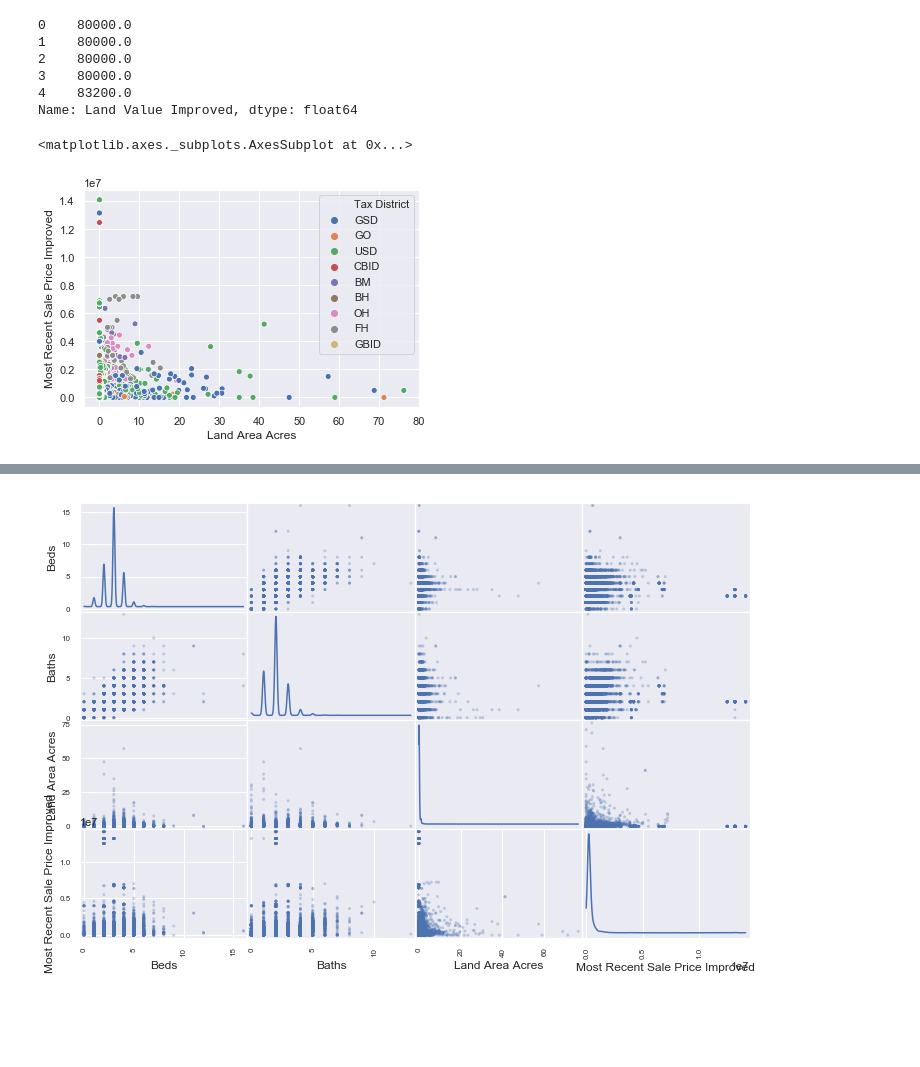
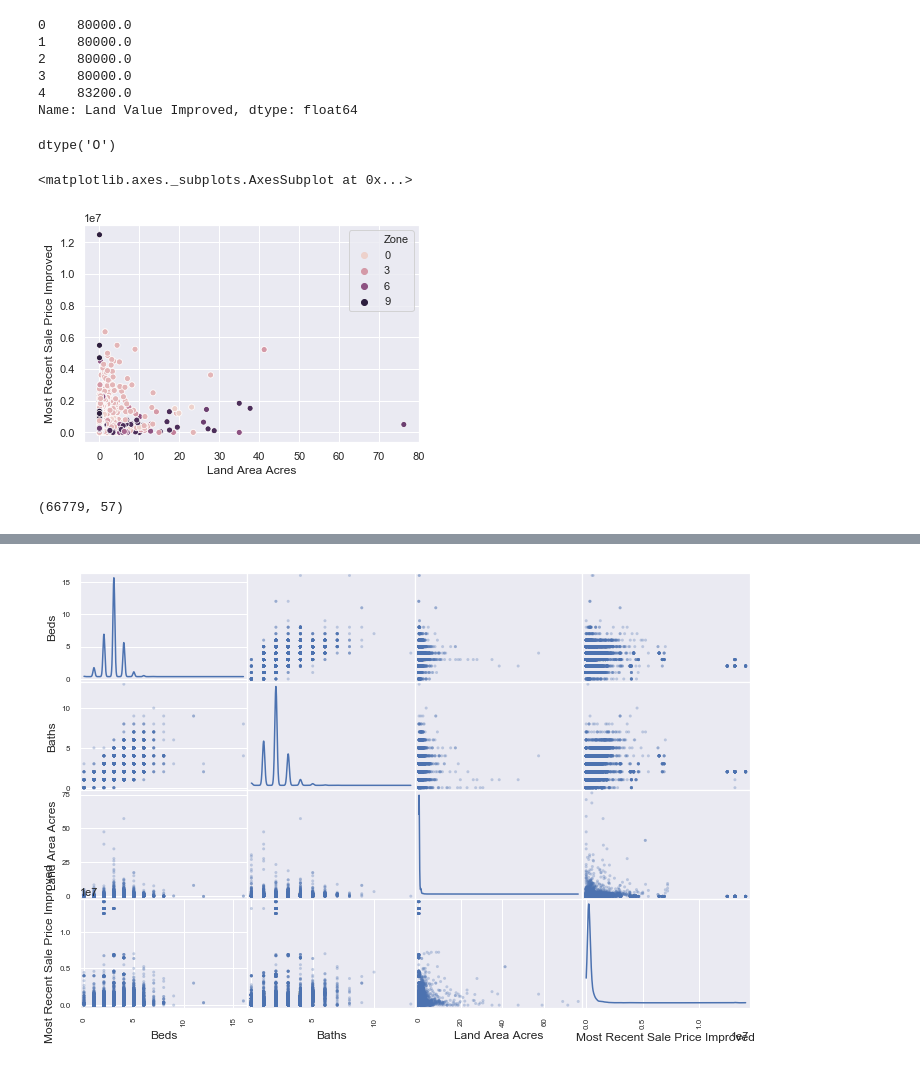
Before and after one commit to drewlehe/Nashville, a Jupyter notebook: MergedAnalysis.ipynb, the cells around one changed output, grey strips where cells are left out. Saved outputs shown, nothing was run; the diff lists cells and outputs as text; code cells hidden in the pictures; blank space fills up the shorter version.

```diff
--- a/MergedAnalysis.ipynb
+++ b/MergedAnalysis.ipynb
@@ -36,2 +28,10 @@ df.head()
-# %%
-df=df
+# %%
+#DO NOT RUN THIS TWICE IT CONTAINS A MERGE
+df=df[df['Multiple Parcels Involved in Sale'] == 'No']
+#Want to create a new column which is the mean sale price per square foot of a parcel in that neighborhood
+df['PPS']=df['Sale Price']/df['Square Footage Improved']
+df.PPS=df.PPS.replace(np.inf, np.nan)
+meanpps=df.groupby('Neighborhood')['PPS'].mean().to_frame().rename(columns={'PPS':'NeighborhoodPPS'})
+df=df.merge(meanpps, how='left', left_on = 'Neighborhood',right_index=True)
+# Indexing by date.
+df = df.set_index('Most Recent Sale Date')
@@ -45,11 +72,16 @@ df['Land Value Improved'].head()
 3    80000.0
 4    83200.0
 Name: Land Value Improved, dtype: float64
+# %%
+#Need to add this to jsoncleaner.
+df['Zone']=str(df['Zone'])
+# %% [output]
+dtype('O')
 # %%
-sns.scatterplot(y=df['Most Recent Sale Price Improved'],x=df['Land Area Acres'], hue = df['Tax District'])
+sns.scatterplot(y=df['Most Recent Sale Price Improved'],x=df['Land Area Acres'], hue = df['Zone'])
 # %% [output]
 <matplotlib.axes._subplots.AxesSubplot at 0x...>
-[figure, old version]
+[figure, new version]
 # %%
 #Many neighborhoods only have 1 or 2 observations. We need to delete neighborhoods with 3 or less observations.
 df['Neighborhood'].value_counts()
@@ -57,3 +89,5 @@ df['Neighborhood'].value_counts()
 s=df.Neighborhood.value_counts().gt(3)
 df.loc[df.Neighborhood.isin(s[s].index)].shape
 #Removes 124 observations from original dataframe.
+# %% [output]
+(66779, 57)
```
Also changed, not shown: parts of 23 cells of this notebook, 1 other file.
